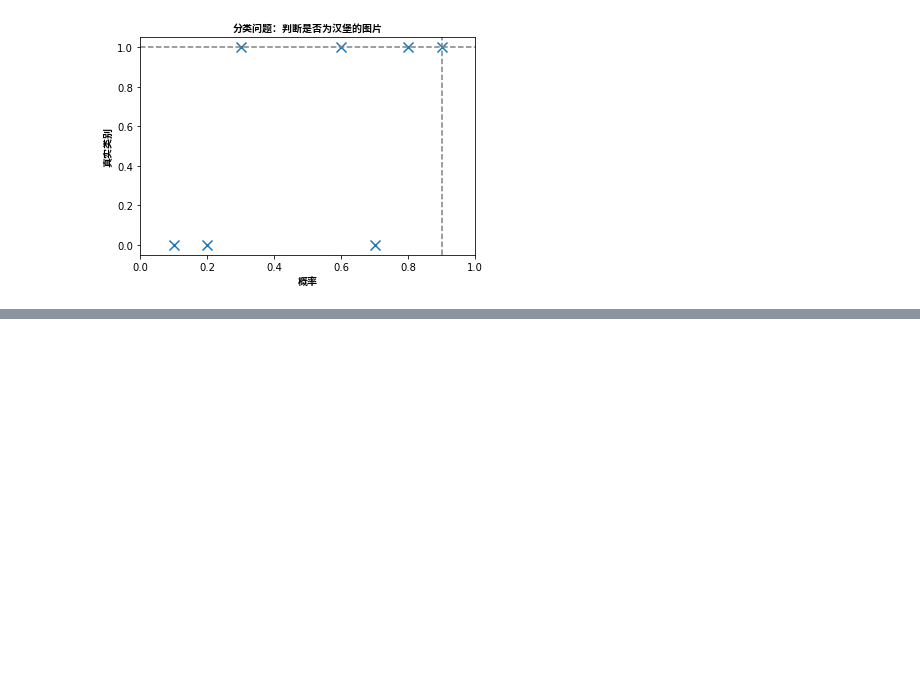
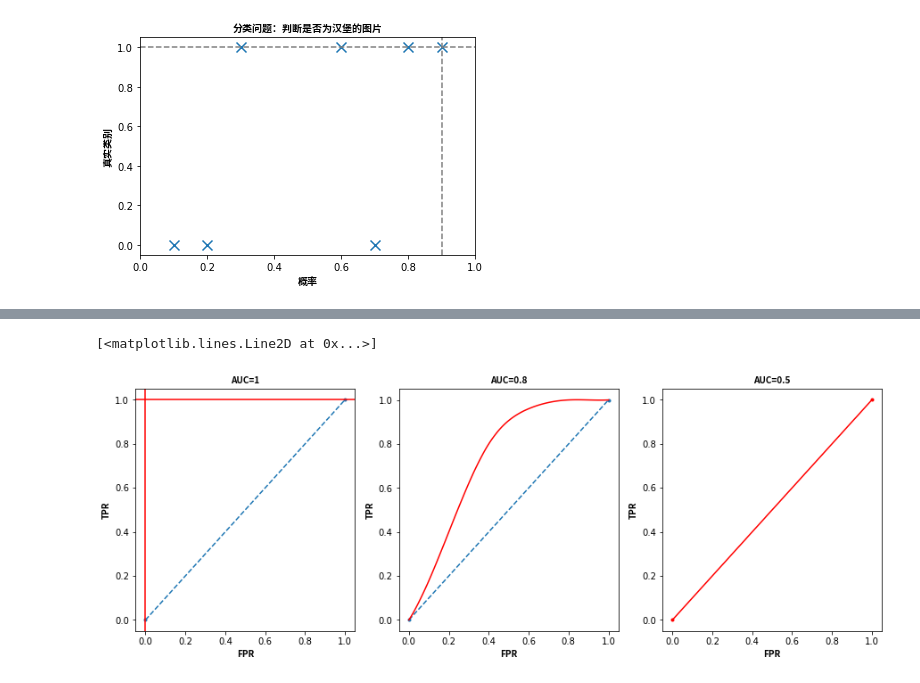
Before and after one commit to zhuzhuruan/Python_Learning, a Jupyter notebook: 7_数据分析/2_机器学习/1_统计学习方法概论/4_分类问题.ipynb, the cells around one changed output, grey strips where cells are left out. Drawn from its saved outputs; the diff is of its cells as text; code cells hidden in the pictures; blank space fills up the shorter version.

```diff
--- a/7_数据分析/2_机器学习/1_统计学习方法概论/4_分类问题.ipynb
+++ b/7_数据分析/2_机器学习/1_统计学习方法概论/4_分类问题.ipynb
@@ -215,0 +229,38 @@ ROC曲线图中的四个点
+# %%
+from matplotlib import pyplot as plt
+import numpy as np
+import matplotlib
+from scipy.interpolate import make_interp_spline
+
+fig, ax1 = plt.subplots(figsize=(15, 5))
+plt.subplot(1,3,1)
+zhfont1 = matplotlib.font_manager.FontProperties(fname="../../1_数据分析/file/SourceHanSansSC-Bold.otf")
+# auc=1
+plt.title("AUC=1", fontproperties=zhfont1)
+plt.xlabel("FPR", fontproperties=zhfont1)
+plt.ylabel("TPR", fontproperties=zhfont1)
+plt.subplot(1,3,1)
+plt.plot([0,1], [0,1], linestyle='--', marker='.')
+plt.axhline(y=1, c="red")
+plt.axvline(x=0, c="red")
+# auc=0.8
+plt.subplot(1,3,2)
+plt.title("AUC=0.8", fontproperties=zhfont1)
+plt.xlabel("FPR", fontproperties=zhfont1)
+plt.ylabel("TPR", fontproperties=zhfont1)
+x = np.array([0,0.2,0.4,0.6,0.8,0.9,1])
+y = np.array([0,0.4,0.8,0.96,1,1,1])
+x_smooth = np.linspace(x.min(), x.max(), 100)
+model = make_interp_spline(x,y)
+y_smooth = model(x_smooth)
+plt.plot([0,1], [0,1], linestyle='--', marker='.')
+plt.plot(x_smooth, y_smooth, c="red")
+# auc=0.5
+plt.subplot(1,3,3)
+plt.title("AUC=0.5", fontproperties=zhfont1)
+plt.xlabel("FPR", fontproperties=zhfont1)
+plt.ylabel("TPR", fontproperties=zhfont1)
+plt.plot([0,1], [0,1], linestyle='-', marker='.', color="red")
+# %% [output]
+[<matplotlib.lines.Line2D at 0x...>]
+[figure, added]
```
Also changed, not shown: parts of 22 cells of this notebook, 2 other files.
